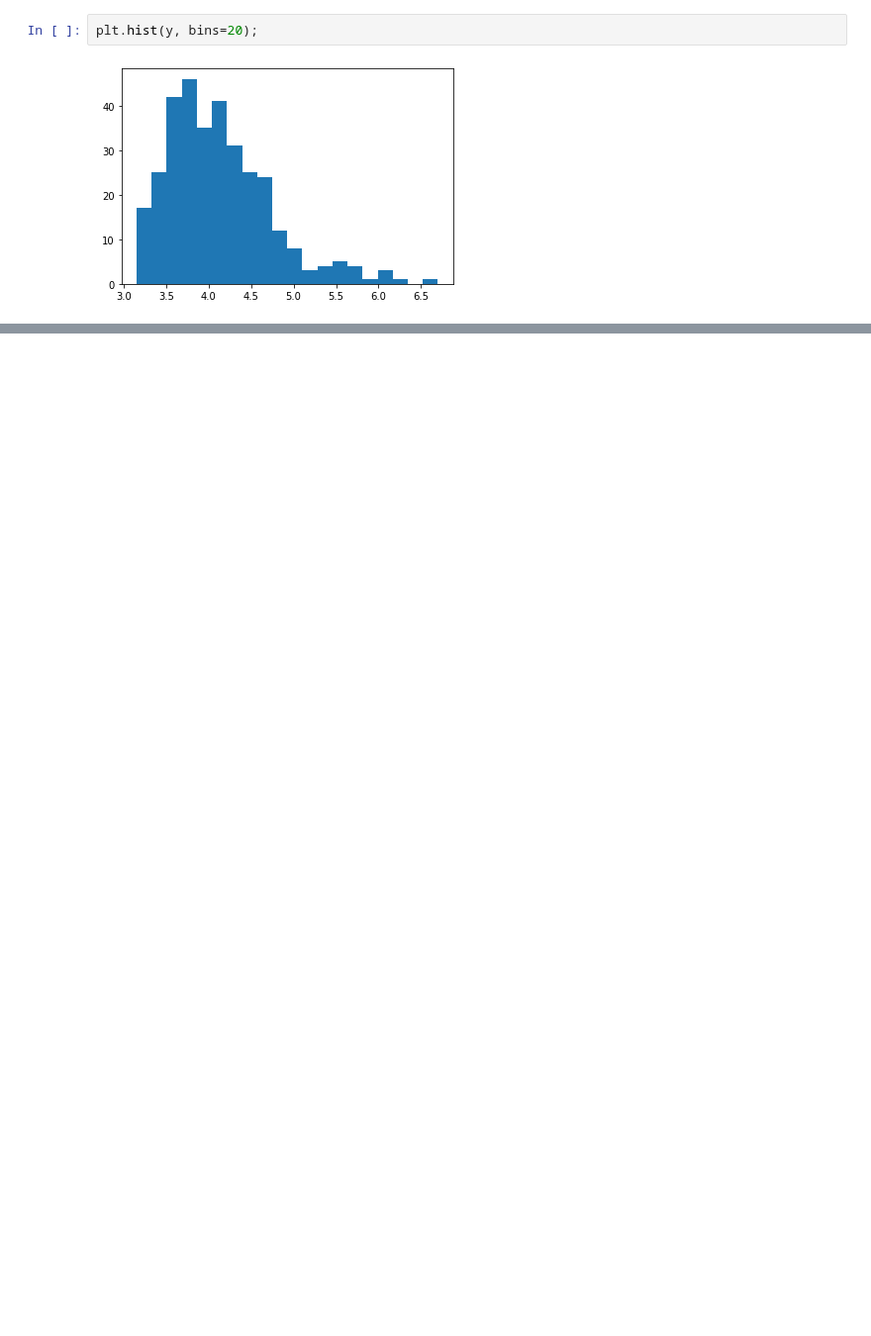
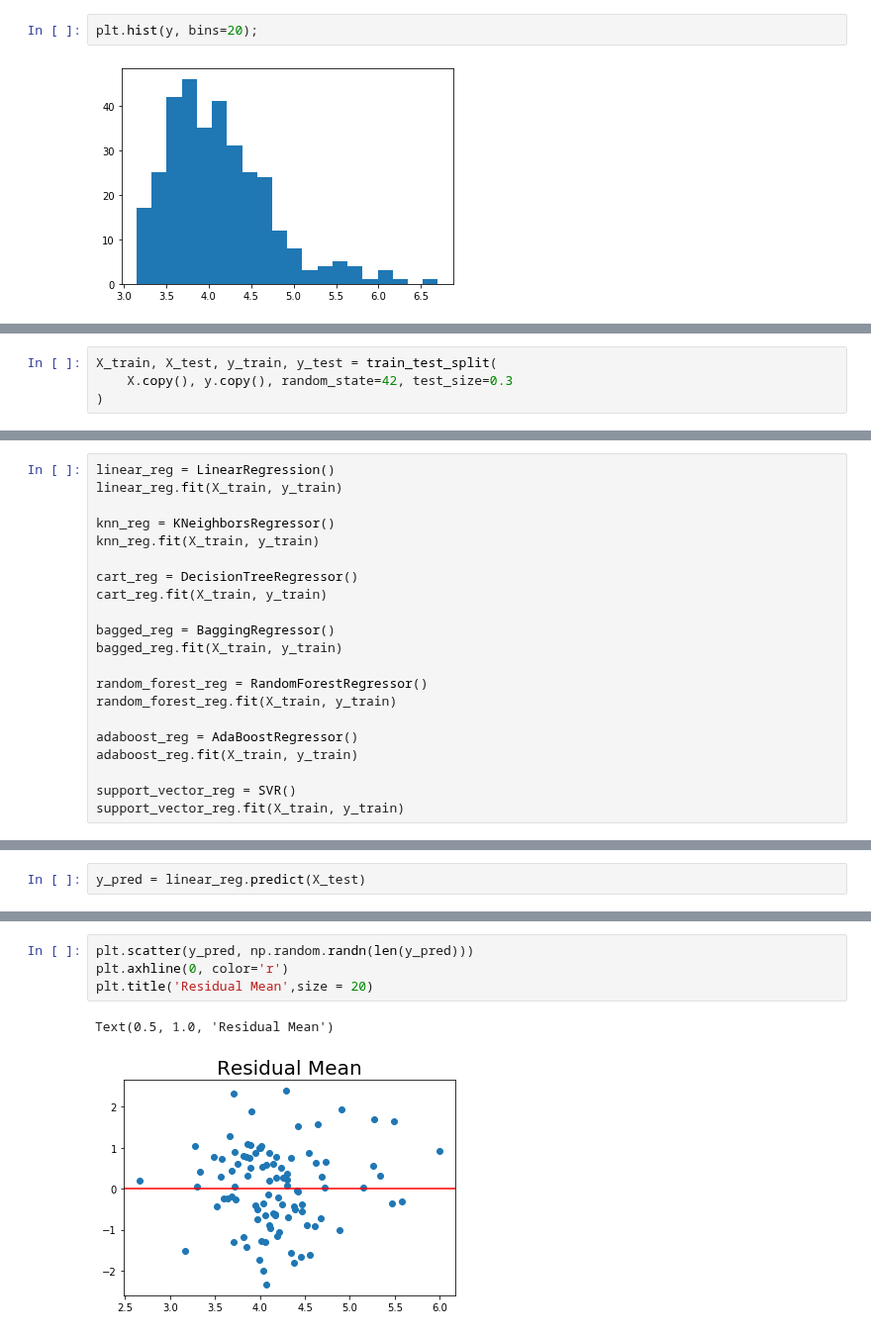
Before and after one commit to aejsong/Predicting-Neighborhood-Affluence-with-Yelp, a Jupyter notebook: Code/Echo_model_practice.ipynb, the cells around one changed output, grey strips where cells are left out. Shown at 99% size. Cells and saved outputs as stored; diff of their text form; blank space fills up the shorter version.

```diff
--- a/Code/Echo_model_practice.ipynb
+++ b/Code/Echo_model_practice.ipynb
@@ -328,0 +390,4 @@ for k in range(2, 103, 5):
+# %%
+X_train, X_test, y_train, y_test = train_test_split(
+    X.copy(), y.copy(), random_state=42, test_size=0.3
+)
@@ -328,0 +407,21 @@ for k in range(2, 103, 5):
+# %%
+linear_reg = LinearRegression()
+linear_reg.fit(X_train, y_train)
+
+knn_reg = KNeighborsRegressor()
+knn_reg.fit(X_train, y_train)
+
+cart_reg = DecisionTreeRegressor()
+cart_reg.fit(X_train, y_train)
+
+bagged_reg = BaggingRegressor()
+bagged_reg.fit(X_train, y_train)
+
+random_forest_reg = RandomForestRegressor()
+random_forest_reg.fit(X_train, y_train)
+
+adaboost_reg = AdaBoostRegressor()
+adaboost_reg.fit(X_train, y_train)
+
+support_vector_reg = SVR()
+support_vector_reg.fit(X_train, y_train)
@@ -328,0 +817,2 @@ for k in range(2, 103, 5):
+# %%
+y_pred = linear_reg.predict(X_test)
@@ -328,0 +825,7 @@ for k in range(2, 103, 5):
+# %%
+plt.scatter(y_pred, np.random.randn(len(y_pred)))
+plt.axhline(0, color='r')
+plt.title('Residual Mean',size = 20)
+# %% [output]
+Text(0.5, 1.0, 'Residual Mean')
+[figure, added]
```
Also changed, not shown: parts of 81 cells of this notebook, 4 other files.
